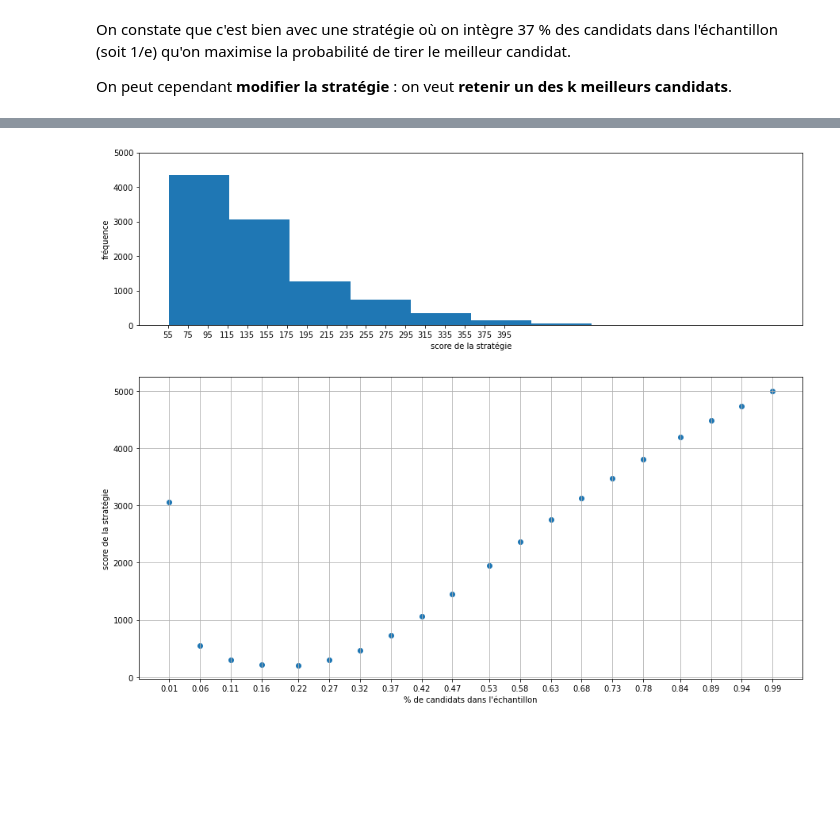
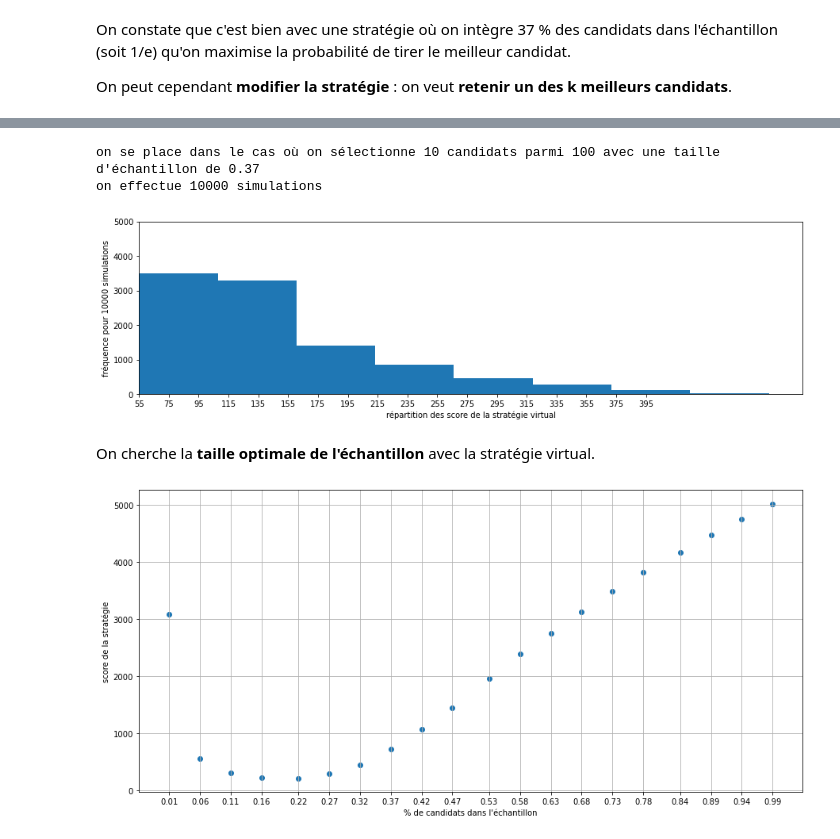
Before and after one commit to victor-kerros/secretary_problem_with_constraints, a Jupyter notebook: secretary_problem_simulation.ipynb, the cells around one changed output, grey strips where cells are left out. Drawn from its saved outputs; the diff is of its cells as text; code cells hidden in the pictures; blank space fills up the shorter version.

```diff
--- a/secretary_problem_simulation.ipynb
+++ b/secretary_problem_simulation.ipynb
@@ -187,14 +214,25 @@ chosen_candidates :
 # %%
-sim = np.array([sum(virtual_choose_k_candidates(generate_candidates(100), 0.37, 10)) for i in range(10000)])
+number_of_candidates = 100
+k = 10
+sample_size = 0.37
+print(f"on se place dans le cas où on sélectionne {k} candidats parmi {number_of_candidates} avec une taille d'échantillon de {sample_size}")
+print(f"on effectue {n_sim} simulations")
+n_sim = 10000
+sim = np.array([sum(virtual_choose_k_candidates(generate_candidates(number_of_candidates), sample_size, k)) for i in range(n_sim)])
 plt.figure(figsize = (15, 4))
 plt.hist(sim, bins = 10)
 plt.xticks(np.arange(55, 400, 20))
 plt.ylim(0, 5000)
-plt.xlabel('score de la stratégie')
-plt.ylabel('fréquence')
+plt.xlim(55, 500)
+plt.xlabel('répartition des score de la stratégie virtual')
+plt.ylabel(f'fréquence pour {n_sim} simulations')
 plt.show()
 # %% [output]
+on se place dans le cas où on sélectionne 10 candidats parmi 100 avec une taille d'échantillon de 0.37
+on effectue 10000 simulations
-[figure, old version]
+[figure, new version]
+# %% [markdown]
+On cherche la **taille optimale de l'échantillon** avec la stratégie virtual.
 # %%
 from tqdm import tqdm
 number_of_candidates = 1000
```
Also changed, not shown: parts of 17 cells of this notebook.
